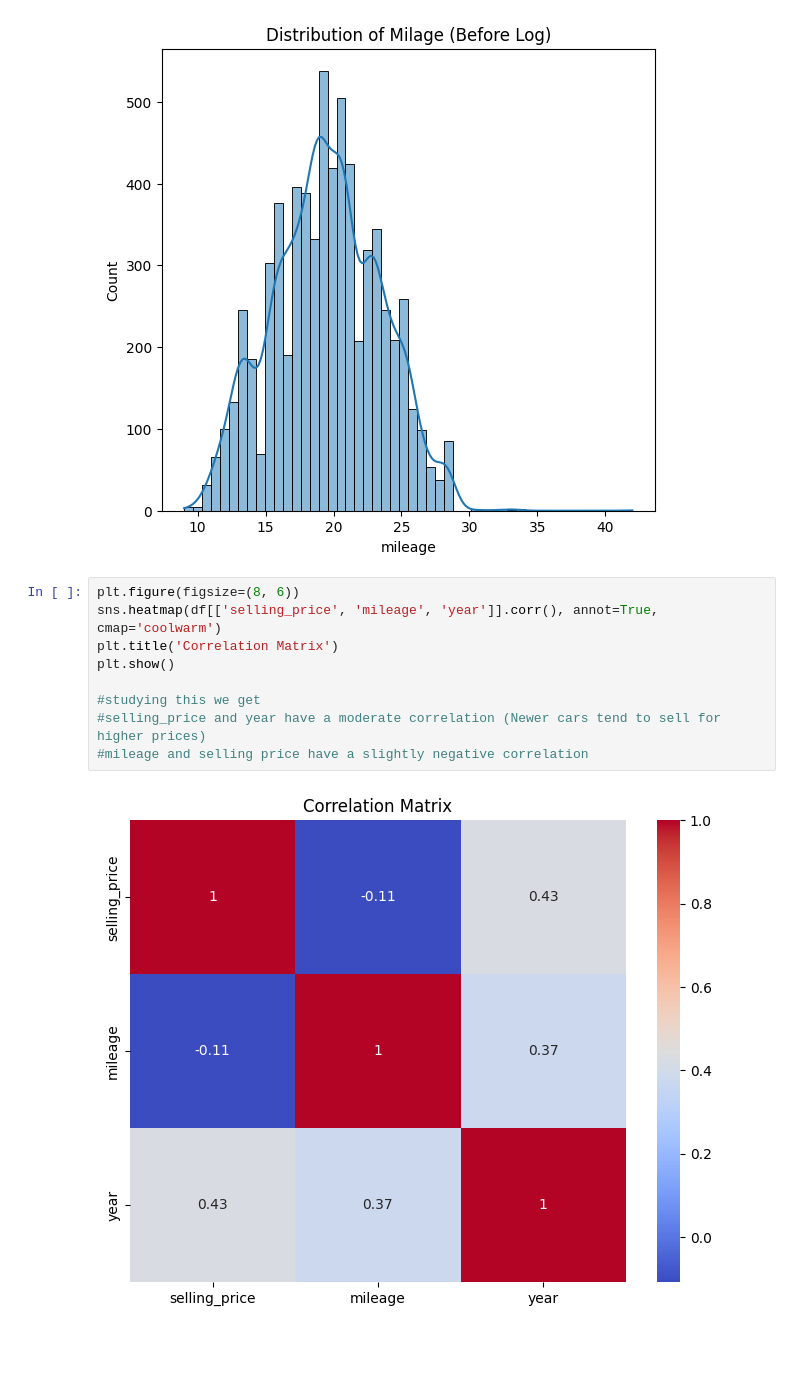
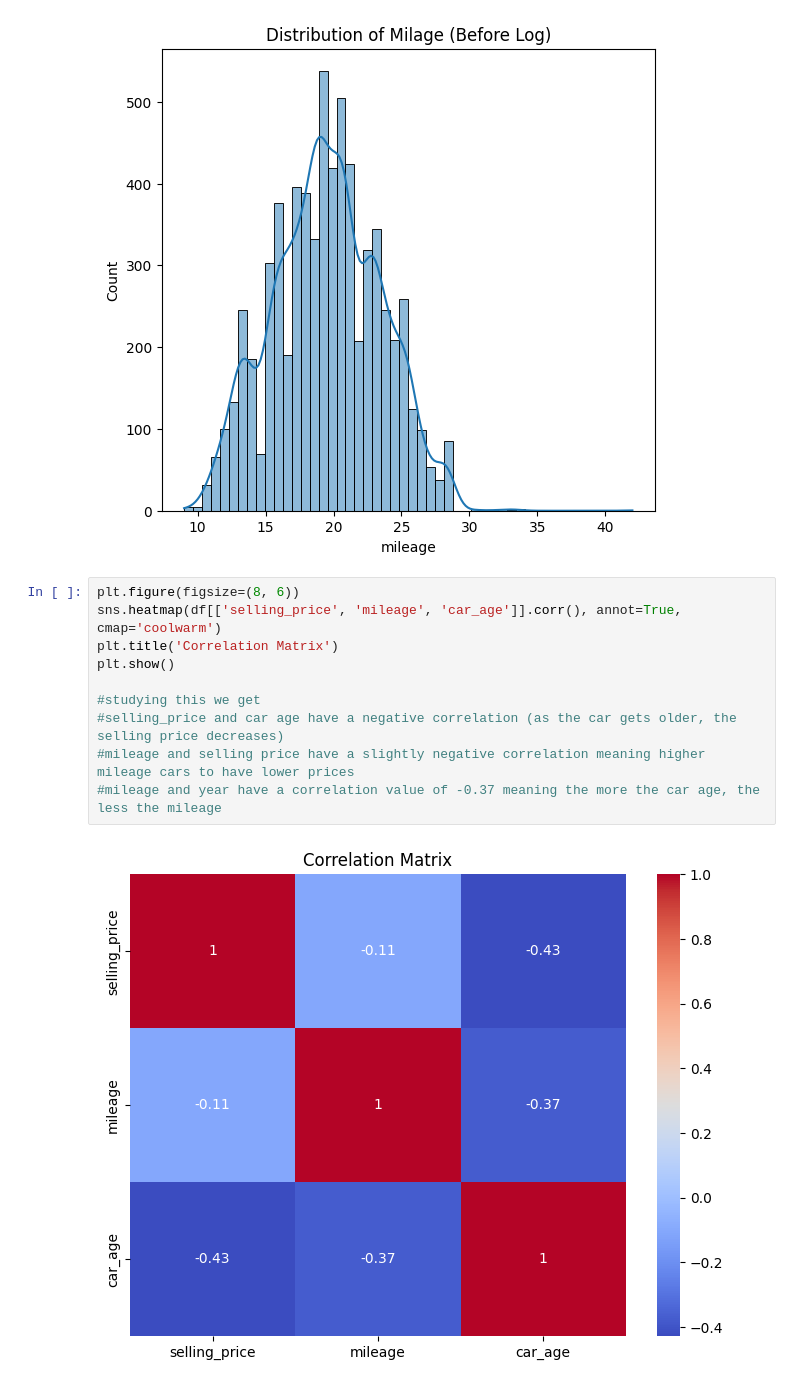
Before and after one commit to aryyyn/ml-car-price-predictor, a Jupyter notebook: EDA/analysis.ipynb, the cells around one changed output. Saved outputs shown, nothing was run; the diff lists cells and outputs as text; blank space fills up the shorter version.

```diff
--- a/EDA/analysis.ipynb
+++ b/EDA/analysis.ipynb
@@ -96,12 +95,13 @@ Text(0.5, 1.0, 'Distribution of Milage (Before Log)')
 [figure]
 # %%
 plt.figure(figsize=(8, 6))
-sns.heatmap(df[['selling_price', 'mileage', 'year']].corr(), annot=True, cmap='coolwarm')
+sns.heatmap(df[['selling_price', 'mileage', 'car_age']].corr(), annot=True, cmap='coolwarm')
 plt.title('Correlation Matrix')
 plt.show()
 
 #studying this we get
-#selling_price and year have a moderate correlation (Newer cars tend to sell for higher prices)
-#mileage and selling price have a slightly negative correlation
+#selling_price and car age have a negative correlation (as the car gets older, the selling price decreases)
+#mileage and selling price have a slightly negative correlation meaning higher mileage cars to have lower prices
+#mileage and year have a correlation value of -0.37 meaning the more the car age, the less the mileage
 # %% [output]
-[figure, old version]
+[figure, new version]
```
Also changed, not shown: parts of 7 cells of this notebook, 3 other files.
